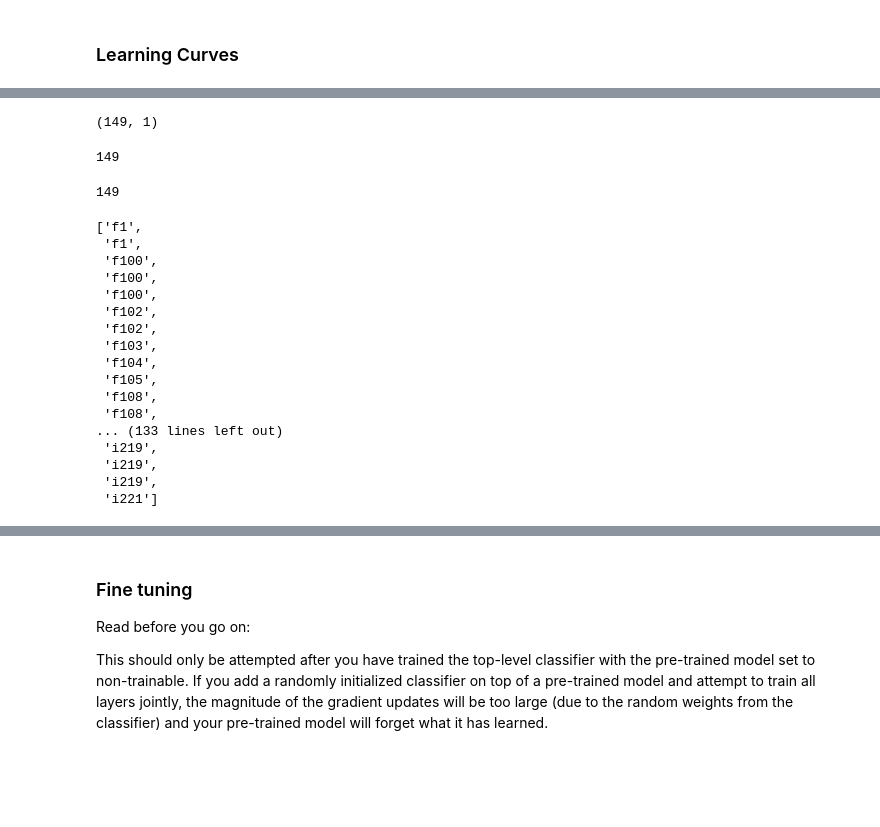
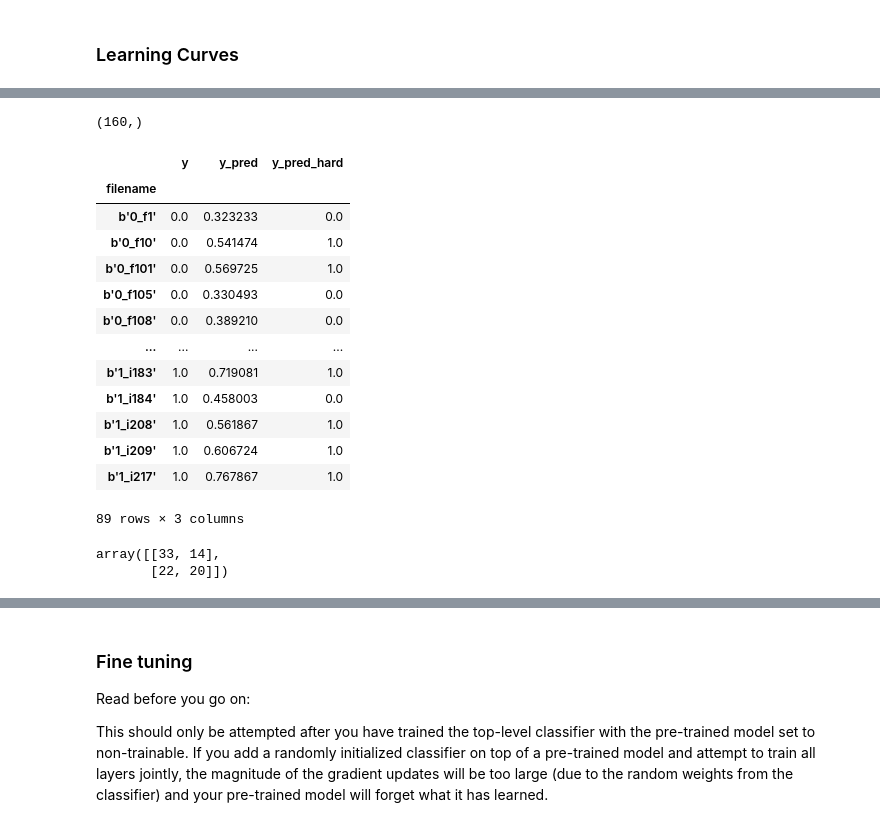
Before and after one commit to loukra/Respiratory_Disease_Classification, a Jupyter notebook: ResNet50_Transfer_Learning.ipynb, the cells around one changed output, grey strips where cells are left out. Saved outputs shown, nothing was run; the diff lists cells and outputs as text; code cells hidden in the pictures; blank space fills up the shorter version.

```diff
--- a/ResNet50_Transfer_Learning.ipynb
+++ b/ResNet50_Transfer_Learning.ipynb
@@ -74,8 +68,8 @@ for images, labels in train_ds.take(5):
 AUTOTUNE = tf.data.AUTOTUNE #find a good allocation of CPU budget automatically
 
 #use buffered prefetching, to yield data from disk without having I/O become blocking
-train_ds = train_ds.cache().shuffle(1000).prefetch(buffer_size=AUTOTUNE)
-val_ds = val_ds.cache().prefetch(buffer_size=AUTOTUNE)
+train_ds = ds_train.cache().prefetch(buffer_size=AUTOTUNE)
+val_ds = ds_val.cache().prefetch(buffer_size=AUTOTUNE)
 # %% [markdown]
 ### Data Augmentation
 # %%
@@ -251,0 +246,3 @@ y_pred = model.predict(val_ds)
+# %%
+for x,y in val_ds.as_numpy_iterator():
+    print(y)
@@ -263,36 +267,36 @@ array([0, 0, 0, 1, 0, 0, 0, 0, 1, 1, 0, 1, 1, 1, 0, 0, 1, 1, 1, 0, 1, 0,
-# %%
-y_pred.shape
-# %% [output]
-(149, 1)
-# %%
-len(file_paths)
-# %% [output]
-149
-# %%
-import re
-
-lst = [re.findall('[fi]\d{1,3}',x)[0] for x in file_paths]
-len(lst)
-# %% [output]
-149
-# %%
-lst.sort()
-lst
-# %% [output]
-['f1',
- 'f1',
- 'f100',
- 'f100',
- 'f100',
- 'f102',
- 'f102',
- 'f103',
- 'f104',
- 'f105',
- 'f108',
- 'f108',
-... (133 lines left out)
- 'i219',
- 'i219',
- 'i219',
- 'i221']
+# %%
+
+y_pred = model.predict(val_ds)
+y_pred = y_pred.squeeze(-1)
+y_pred.shape
+# %% [output]
+(160,)
+# %%
+len(val_files)
+names = val_files.numpy()
+# %%
+
+df = pd.DataFrame([names, y, y_pred], index = ['filename', 'y', 'y_pred']).T
+df_patient = df.groupby('filename').mean()
+df_patient['y_pred_hard'] = df_patient['y_pred'].round()
+df_patient
+# %% [output]
+|  | y | y_pred | y_pred_hard |
+| filename |  |  |  |
+| b'0_f1' | 0.0 | 0.323233 | 0.0 |
+| b'0_f10' | 0.0 | 0.541474 | 1.0 |
+| b'0_f101' | 0.0 | 0.569725 | 1.0 |
+| b'0_f105' | 0.0 | 0.330493 | 0.0 |
+| b'0_f108' | 0.0 | 0.389210 | 0.0 |
+| ... | ... | ... | ... |
+| b'1_i183' | 1.0 | 0.719081 | 1.0 |
+| b'1_i184' | 1.0 | 0.458003 | 0.0 |
+| b'1_i208' | 1.0 | 0.561867 | 1.0 |
+| b'1_i209' | 1.0 | 0.606724 | 1.0 |
+| b'1_i217' | 1.0 | 0.767867 | 1.0 |
+89 rows × 3 columns
+# %%
+confusion_matrix(df_patient.y, df_patient.y_pred_hard)
+# %% [output]
+array([[33, 14],
+       [22, 20]])
```
Also changed, not shown: parts of 15 cells of this notebook.
